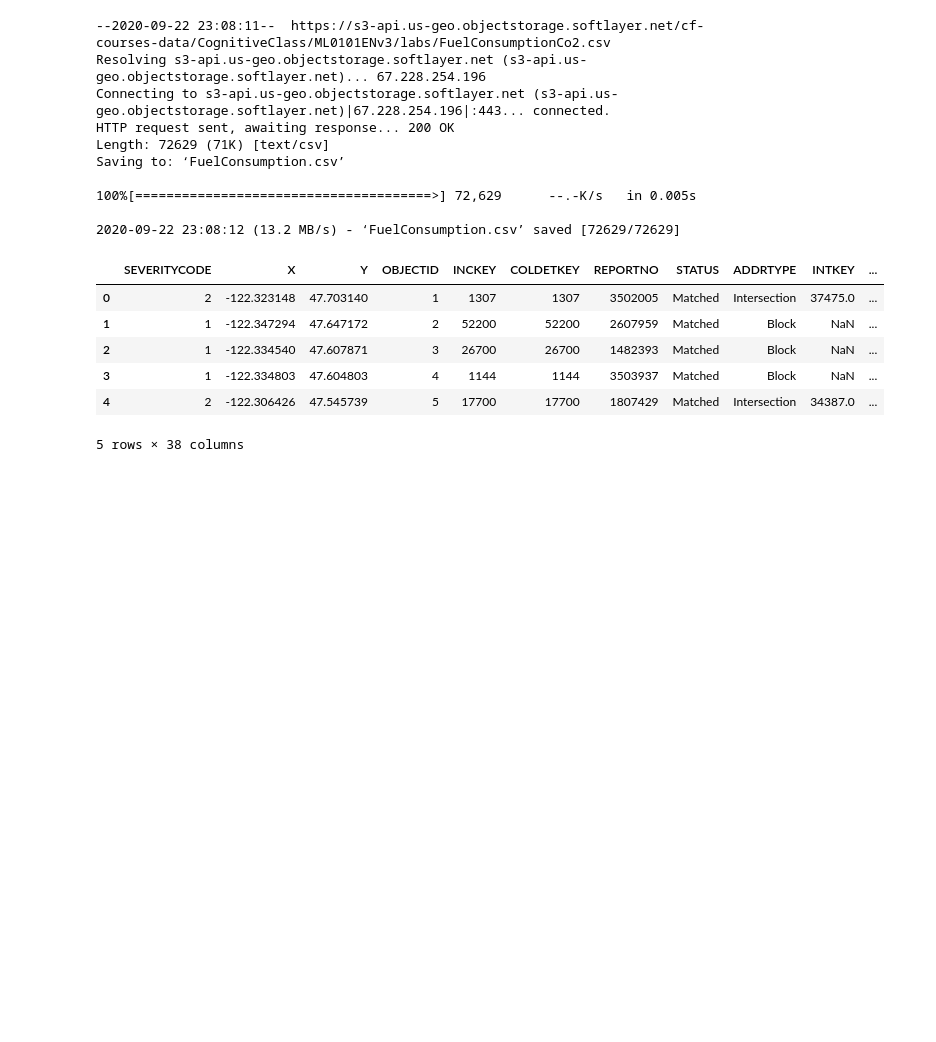
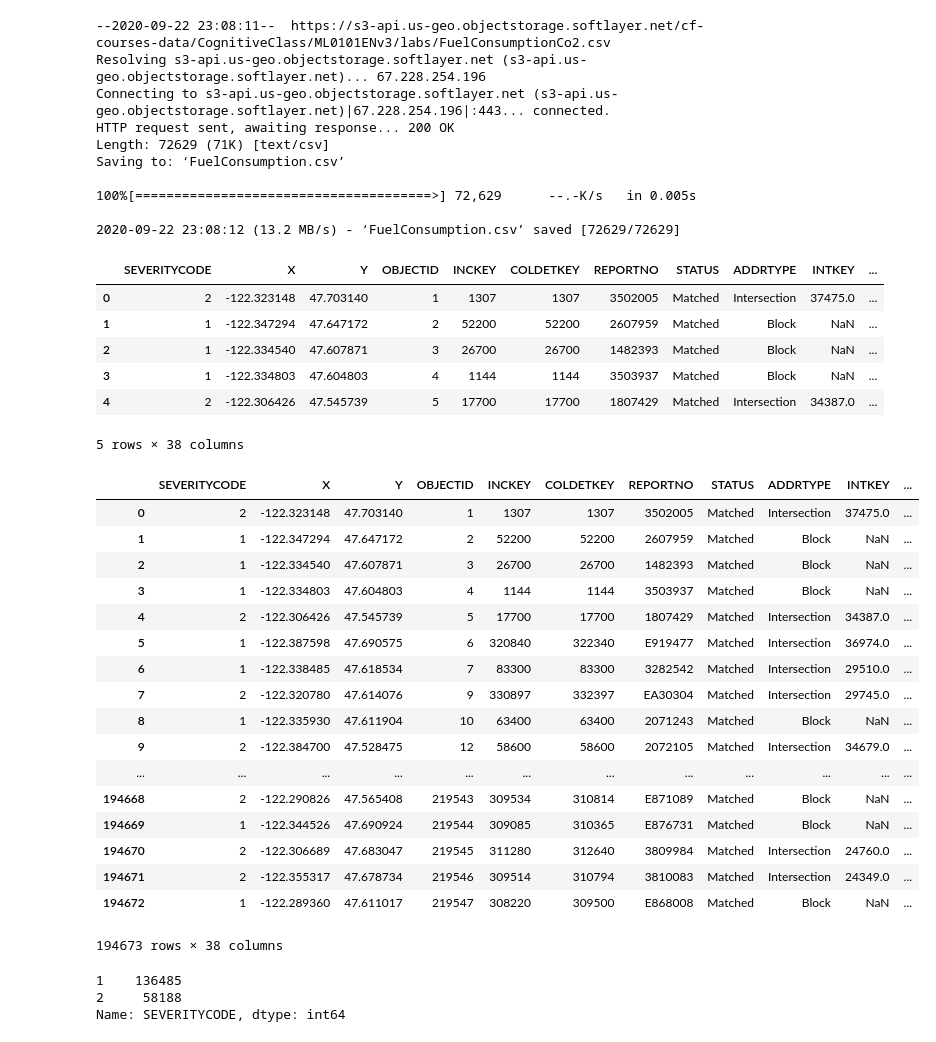
Before and after one commit to Amir13/Coursera_Capstone, a Jupyter notebook: IBM Capstone Project.ipynb, the cells around one changed output. Cells and saved outputs as stored; diff of their text form; code cells hidden in the pictures; blank space fills up the shorter version.

```diff
--- a/IBM Capstone Project.ipynb
+++ b/IBM Capstone Project.ipynb
@@ -25,3 +25,32 @@ Saving to: ‘FuelConsumption.csv’
 | 3 | 1 | -122.334803 | 47.604803 | 4 | 1144 | 1144 | 3503937 | Matched | Block | NaN | ... |
 | 4 | 2 | -122.306426 | 47.545739 | 5 | 17700 | 17700 | 1807429 | Matched | Intersection | 34387.0 | ... |
 5 rows × 38 columns
+# %%
+df = df_data_1.copy()
+# %%
+df
+# %% [output]
+|  | SEVERITYCODE | X | Y | OBJECTID | INCKEY | COLDETKEY | REPORTNO | STATUS | ADDRTYPE | INTKEY | ... |
+| 0 | 2 | -122.323148 | 47.703140 | 1 | 1307 | 1307 | 3502005 | Matched | Intersection | 37475.0 | ... |
+| 1 | 1 | -122.347294 | 47.647172 | 2 | 52200 | 52200 | 2607959 | Matched | Block | NaN | ... |
+| 2 | 1 | -122.334540 | 47.607871 | 3 | 26700 | 26700 | 1482393 | Matched | Block | NaN | ... |
+| 3 | 1 | -122.334803 | 47.604803 | 4 | 1144 | 1144 | 3503937 | Matched | Block | NaN | ... |
+| 4 | 2 | -122.306426 | 47.545739 | 5 | 17700 | 17700 | 1807429 | Matched | Intersection | 34387.0 | ... |
+| 5 | 1 | -122.387598 | 47.690575 | 6 | 320840 | 322340 | E919477 | Matched | Intersection | 36974.0 | ... |
+| 6 | 1 | -122.338485 | 47.618534 | 7 | 83300 | 83300 | 3282542 | Matched | Intersection | 29510.0 | ... |
+| 7 | 2 | -122.320780 | 47.614076 | 9 | 330897 | 332397 | EA30304 | Matched | Intersection | 29745.0 | ... |
+| 8 | 1 | -122.335930 | 47.611904 | 10 | 63400 | 63400 | 2071243 | Matched | Block | NaN | ... |
+| 9 | 2 | -122.384700 | 47.528475 | 12 | 58600 | 58600 | 2072105 | Matched | Intersection | 34679.0 | ... |
+| ... | ... | ... | ... | ... | ... | ... | ... | ... | ... | ... | ... |
+| 194668 | 2 | -122.290826 | 47.565408 | 219543 | 309534 | 310814 | E871089 | Matched | Block | NaN | ... |
+| 194669 | 1 | -122.344526 | 47.690924 | 219544 | 309085 | 310365 | E876731 | Matched | Block | NaN | ... |
+| 194670 | 2 | -122.306689 | 47.683047 | 219545 | 311280 | 312640 | 3809984 | Matched | Intersection | 24760.0 | ... |
+| 194671 | 2 | -122.355317 | 47.678734 | 219546 | 309514 | 310794 | 3810083 | Matched | Intersection | 24349.0 | ... |
+| 194672 | 1 | -122.289360 | 47.611017 | 219547 | 308220 | 309500 | E868008 | Matched | Block | NaN | ... |
+194673 rows × 38 columns
+# %%
+df["SEVERITYCODE"].value_counts()
+# %% [output]
+1    136485
+2     58188
+Name: SEVERITYCODE, dtype: int64
```
Also changed, not shown: parts of 5 cells of this notebook.
